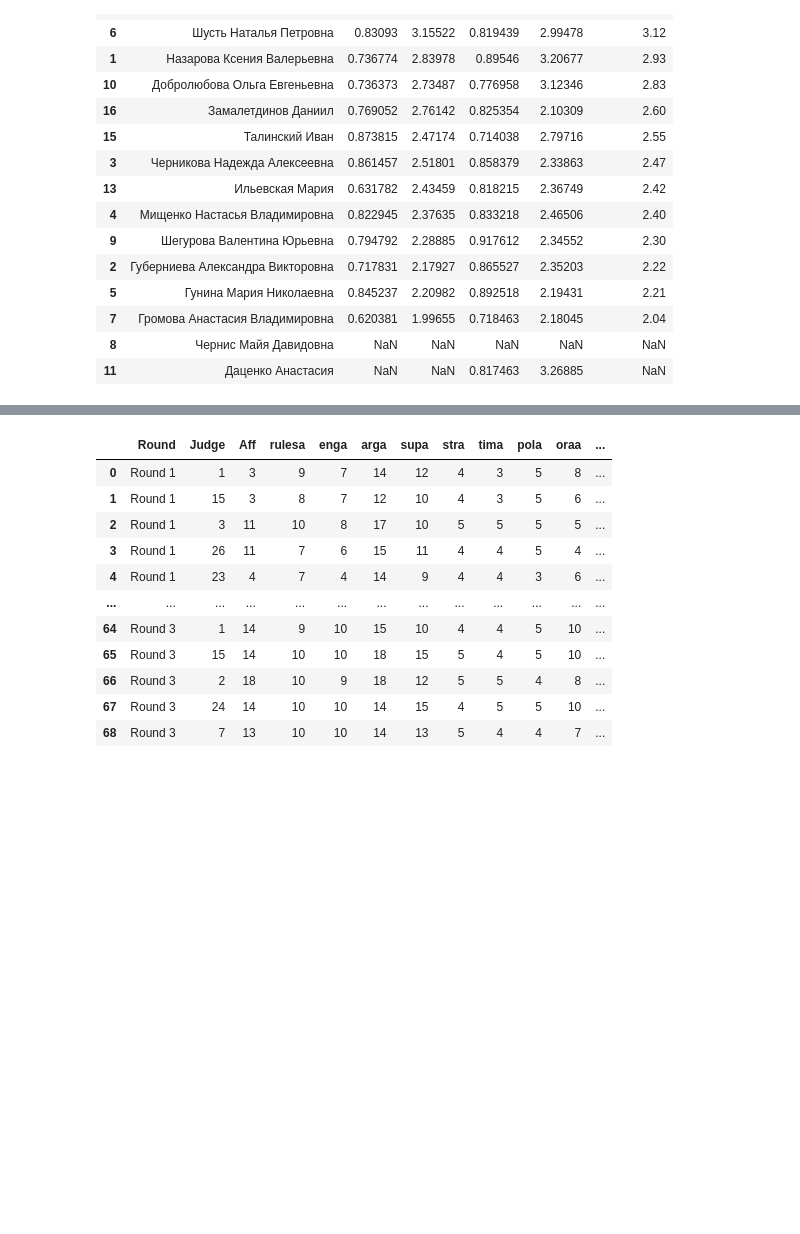
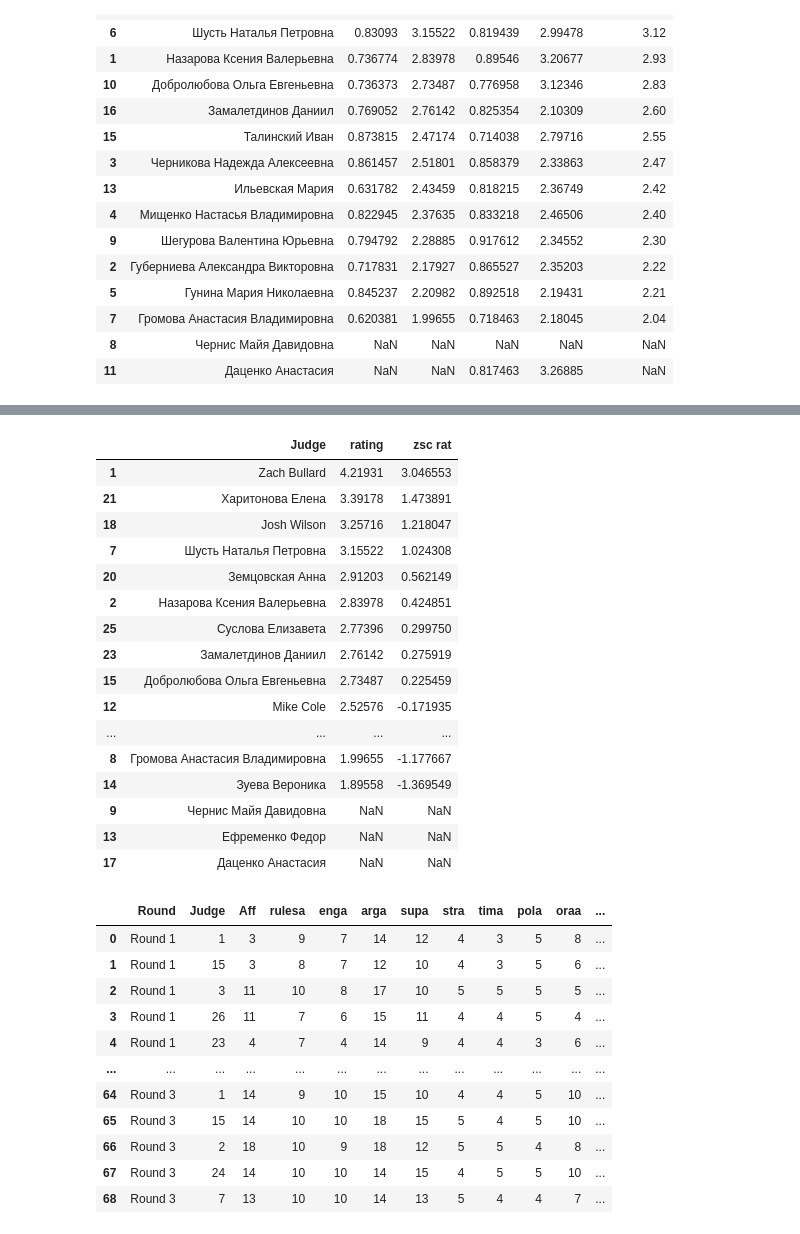
Before and after one commit to ancepsinfans/ballots, a Jupyter notebook: ballots/ballots.ipynb, the cells around one changed output, grey strips where cells are left out. Drawn from its saved outputs; the diff is of its cells as text; code cells hidden in the pictures; blank space fills up the shorter version.

```diff
--- a/ballots/ballots.ipynb
+++ b/ballots/ballots.ipynb
@@ -277,3 +316,24 @@ ro.drop(1).mean(), ro.mean()
+# %%
+fair2020.master['zsc rat'] = [(x-mwz)/ro.std() for x in ro]
+fair2020.master[['Judge','rating', 'zsc rat']].sort_values(by='zsc rat',ascending=False)
+# %% [output]
+|  | Judge | rating | zsc rat |
+| 1 | Zach Bullard | 4.21931 | 3.046553 |
+| 21 | Харитонова Елена | 3.39178 | 1.473891 |
+| 18 | Josh Wilson | 3.25716 | 1.218047 |
+| 7 | Шусть Наталья Петровна | 3.15522 | 1.024308 |
+| 20 | Земцовская Анна | 2.91203 | 0.562149 |
+| 2 | Назарова Ксения Валерьевна | 2.83978 | 0.424851 |
+| 25 | Суслова Елизавета | 2.77396 | 0.299750 |
+| 23 | Замалетдинов Даниил | 2.76142 | 0.275919 |
+| 15 | Добролюбова Ольга Евгеньевна | 2.73487 | 0.225459 |
+| 12 | Mike Cole | 2.52576 | -0.171935 |
+| ... | ... | ... | ... |
+| 8 | Громова Анастасия Владимировна | 1.99655 | -1.177667 |
+| 14 | Зуева Вероника | 1.89558 | -1.369549 |
+| 9 | Чернис Майя Давидовна | NaN | NaN |
+| 13 | Ефременко Федор | NaN | NaN |
+| 17 | Даценко Анастасия | NaN | NaN |
 # %%
 fair2020.ballots
 # %% [output]
```
Also changed, not shown: parts of 7 cells of this notebook.
